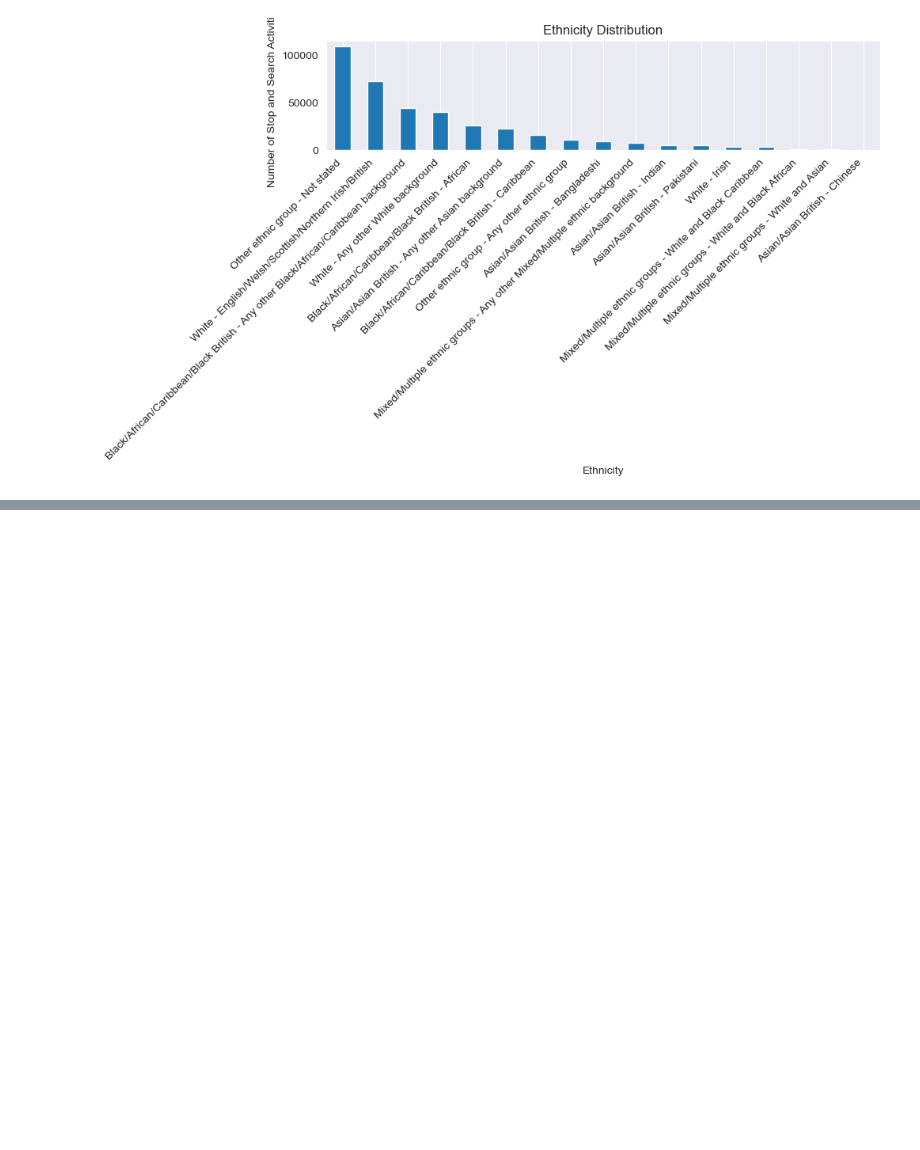
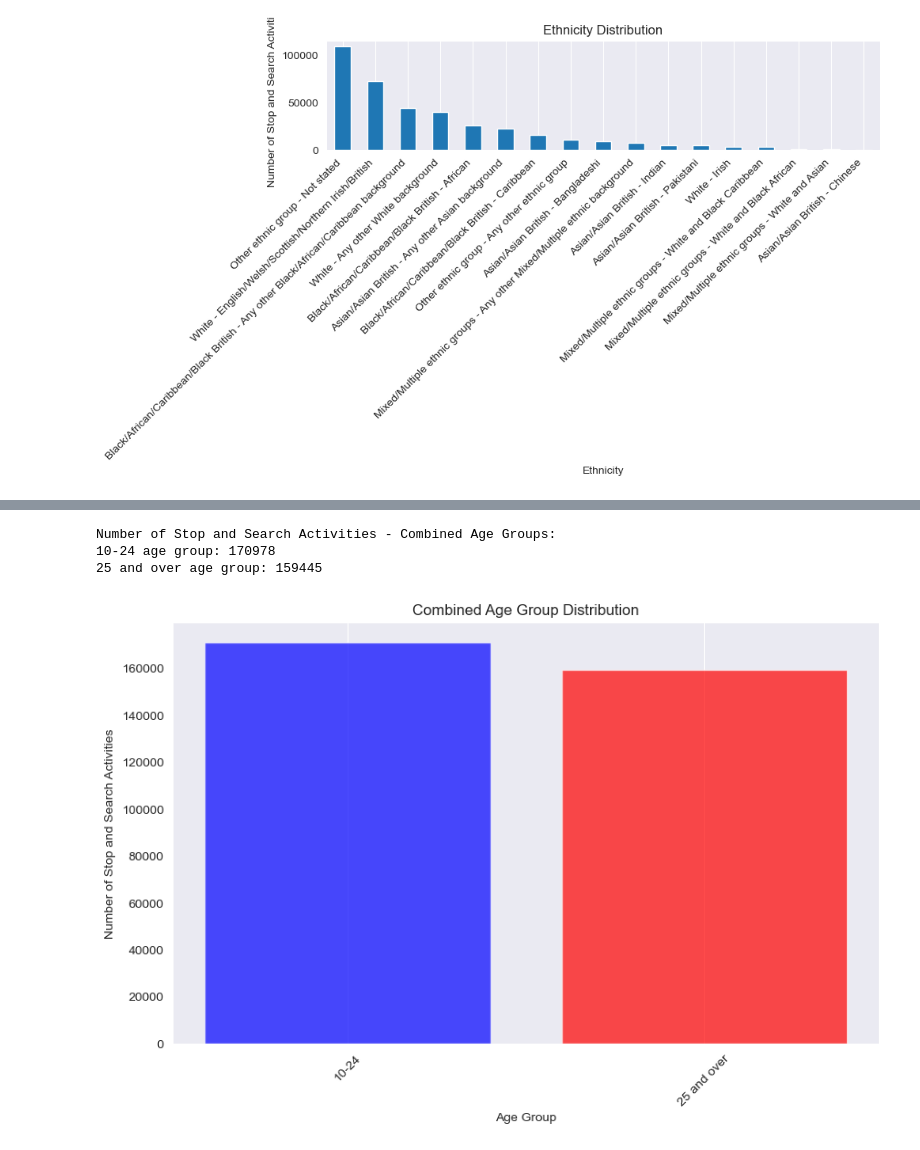
Before and after one commit to gvescina/LondonPoliceTrustAnalysis, a Jupyter notebook: eda/Metropolitan_EDA.ipynb, the cells around one changed output, grey strips where cells are left out. Cells and saved outputs as stored; diff of their text form; code cells hidden in the pictures; blank space fills up the shorter version.

```diff
--- a/eda/Metropolitan_EDA.ipynb
+++ b/eda/Metropolitan_EDA.ipynb
@@ -269,0 +273,32 @@ plt.show()
+# %%
+import matplotlib.pyplot as plt
+
+# Combine age groups '10-17' and '18-24' into '10-24'
+crime_age_10_24_combined = merged_stop_and_search[merged_stop_and_search['Age range'].isin(['10-17', '18-24'])]
+
+# Combine age groups '25-34' and 'over 34' into '25 and over'
+crime_age_25_over_combined = merged_stop_and_search[merged_stop_and_search['Age range'].isin(['25-34', 'over 34'])]
+
+# Calculate the count of stop and search activities for the combined age groups
+age_range_counts_10_24 = crime_age_10_24_combined.shape[0]
+age_range_counts_25_over = crime_age_25_over_combined.shape[0]
+
+# Print the counts for the combined age groups
+print("Number of Stop and Search Activities - Combined Age Groups:")
+print("10-24 age group:", age_range_counts_10_24)
+print("25 and over age group:", age_range_counts_25_over)
+
+# Plotting distribution of stop and search activities for the combined age groups
+plt.figure(figsize=(10, 6))
+plt.bar(['10-24', '25 and over'], [age_range_counts_10_24, age_range_counts_25_over], color=['blue', 'red'], alpha=0.7)
+plt.title('Combined Age Group Distribution')
+plt.xlabel('Age Group')
+plt.ylabel('Number of Stop and Search Activities')
+plt.xticks(rotation=45)  # Rotate x-axis labels for better readability
+plt.grid(axis='y')  # Add gridlines along the y-axis
+plt.show()
+# %% [output]
+Number of Stop and Search Activities - Combined Age Groups:
+10-24 age group: 170978
+25 and over age group: 159445
+[figure, added]
```
Also changed, not shown: parts of 6 cells of this notebook.
